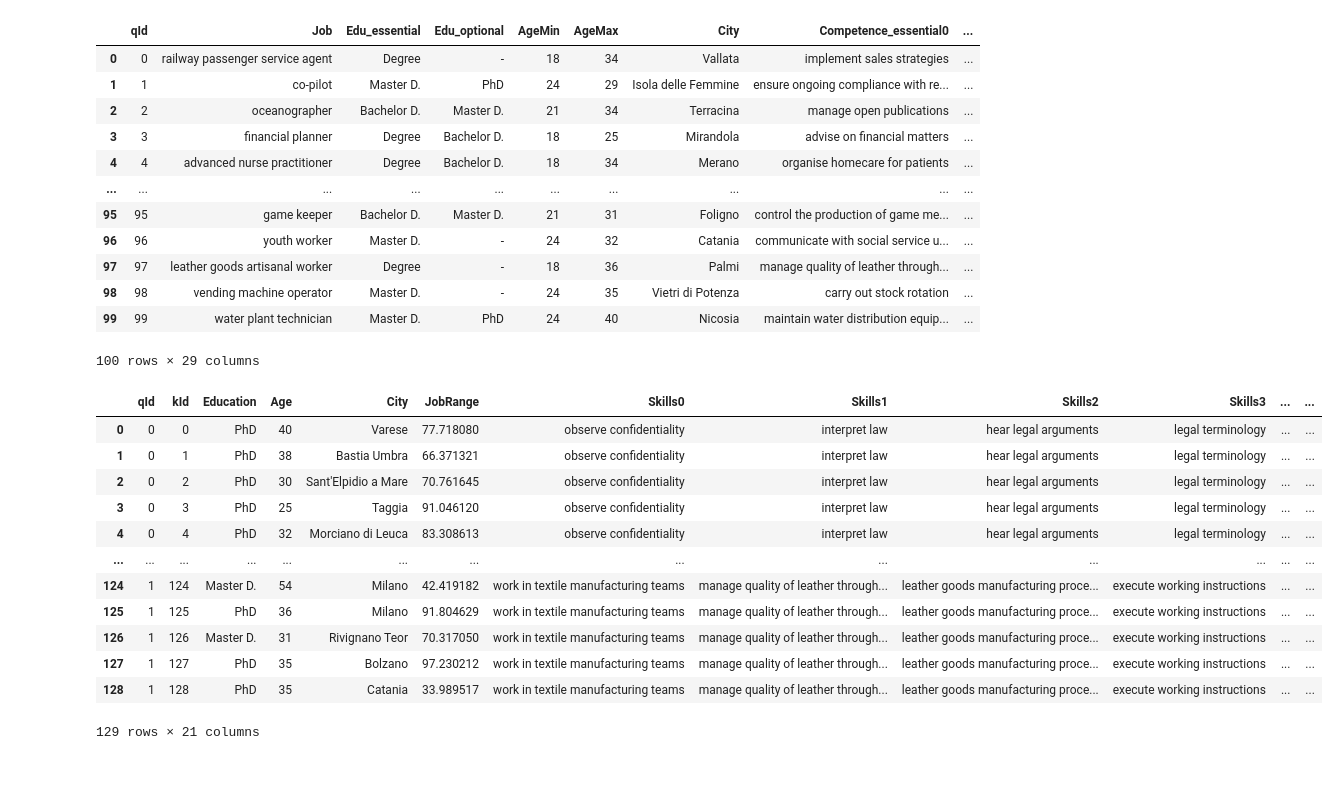
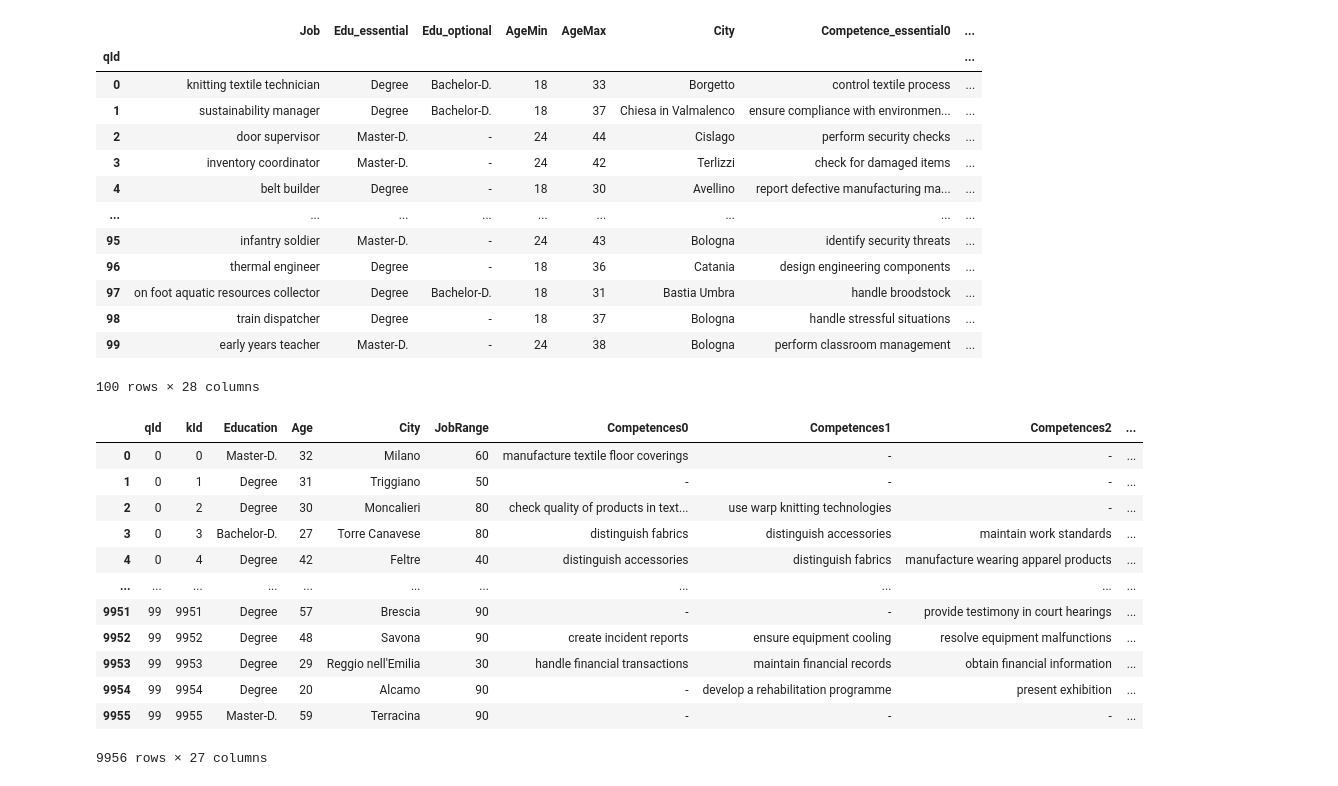
Before and after one commit to jacons/Interpretable-by-design-Human-Recommender, a Jupyter notebook: Generator/Generator.ipynb, the cells around one changed output. Drawn from its saved outputs; the diff is of its cells as text; code cells hidden in the pictures.

Commit message:
add more node information, added curricula generation

```diff
--- a/Generator/Generator.ipynb
+++ b/Generator/Generator.ipynb
@@ -4,7 +4,7 @@ from Generator.JobGenerator import JobGenerator
 %reload_ext autoreload
 %autoreload 2
 # %%
-gen = JobGenerator(**file_path)
+gen = JobGenerator(file_paths)
 
 # curricula = gen.get_curricula(**curriculum_par)
 # offers = gen.get_offers(**jobOffer_par)
@@ -13,32 +13,34 @@ job_offers = gen.get_offers(size=100)
 # %%
 job_offers
 # %% [output]
-|  | qId | Job | Edu_essential | Edu_optional | AgeMin | AgeMax | City | Competence_essential0 | ... |
-| 0 | 0 | railway passenger service agent | Degree | - | 18 | 34 | Vallata | implement sales strategies | ... |
-| 1 | 1 | co-pilot | Master D. | PhD | 24 | 29 | Isola delle Femmine | ensure ongoing compliance with re... | ... |
-| 2 | 2 | oceanographer | Bachelor D. | Master D. | 21 | 34 | Terracina | manage open publications | ... |
-| 3 | 3 | financial planner | Degree | Bachelor D. | 18 | 25 | Mirandola | advise on financial matters | ... |
-| 4 | 4 | advanced nurse practitioner | Degree | Bachelor D. | 18 | 34 | Merano | organise homecare for patients | ... |
-| ... | ... | ... | ... | ... | ... | ... | ... | ... | ... |
-| 95 | 95 | game keeper | Bachelor D. | Master D. | 21 | 31 | Foligno | control the production of game me... | ... |
-| 96 | 96 | youth worker | Master D. | - | 24 | 32 | Catania | communicate with social service u... | ... |
-| 97 | 97 | leather goods artisanal worker | Degree | - | 18 | 36 | Palmi | manage quality of leather through... | ... |
-| 98 | 98 | vending machine operator | Master D. | - | 24 | 35 | Vietri di Potenza | carry out stock rotation | ... |
-| 99 | 99 | water plant technician | Master D. | PhD | 24 | 40 | Nicosia | maintain water distribution equip... | ... |
+|  | Job | Edu_essential | Edu_optional | AgeMin | AgeMax | City | Competence_essential0 | ... |
+| qId |  |  |  |  |  |  |  | ... |
+| 0 | knitting textile technician | Degree | Bachelor-D. | 18 | 33 | Borgetto | control textile process | ... |
+| 1 | sustainability manager | Degree | Bachelor-D. | 18 | 37 | Chiesa in Valmalenco | ensure compliance with environmen... | ... |
+| 2 | door supervisor | Master-D. | - | 24 | 44 | Cislago | perform security checks | ... |
+| 3 | inventory coordinator | Master-D. | - | 24 | 42 | Terlizzi | check for damaged items | ... |
+| 4 | belt builder | Degree | - | 18 | 30 | Avellino | report defective manufacturing ma... | ... |
+| ... | ... | ... | ... | ... | ... | ... | ... | ... |
+| 95 | infantry soldier | Master-D. | - | 24 | 43 | Bologna | identify security threats | ... |
+| 96 | thermal engineer | Degree | - | 18 | 36 | Catania | design engineering components | ... |
+| 97 | on foot aquatic resources collector | Degree | Bachelor-D. | 18 | 31 | Bastia Umbra | handle broodstock | ... |
+| 98 | train dispatcher | Degree | - | 18 | 37 | Bologna | handle stressful situations | ... |
+| 99 | early years teacher | Master-D. | - | 24 | 38 | Bologna | perform classroom management | ... |
-100 rows × 29 columns
+100 rows × 28 columns
 # %%
-gen.generate_cvs(job_offers)
+curricula = gen.generate_cvs(job_offers,mu=100)
+curricula
 # %% [output]
-|  | qId | kId | Education | Age | City | JobRange | Skills0 | Skills1 | Skills2 | Skills3 | ... | ... |
-| 0 | 0 | 0 | PhD | 40 | Varese | 77.718080 | observe confidentiality | interpret law | hear legal arguments | legal terminology | ... | ... |
-| 1 | 0 | 1 | PhD | 38 | Bastia Umbra | 66.371321 | observe confidentiality | interpret law | hear legal arguments | legal terminology | ... | ... |
-| 2 | 0 | 2 | PhD | 30 | Sant'Elpidio a Mare | 70.761645 | observe confidentiality | interpret law | hear legal arguments | legal terminology | ... | ... |
-| 3 | 0 | 3 | PhD | 25 | Taggia | 91.046120 | observe confidentiality | interpret law | hear legal arguments | legal terminology | ... | ... |
-| 4 | 0 | 4 | PhD | 32 | Morciano di Leuca | 83.308613 | observe confidentiality | interpret law | hear legal arguments | legal terminology | ... | ... |
-| ... | ... | ... | ... | ... | ... | ... | ... | ... | ... | ... | ... | ... |
-| 124 | 1 | 124 | Master D. | 54 | Milano | 42.419182 | work in textile manufacturing teams | manage quality of leather through... | leather goods manufacturing proce... | execute working instructions | ... | ... |
-| 125 | 1 | 125 | PhD | 36 | Milano | 91.804629 | work in textile manufacturing teams | manage quality of leather through... | leather goods manufacturing proce... | execute working instructions | ... | ... |
-| 126 | 1 | 126 | Master D. | 31 | Rivignano Teor | 70.317050 | work in textile manufacturing teams | manage quality of leather through... | leather goods manufacturing proce... | execute working instructions | ... | ... |
-| 127 | 1 | 127 | PhD | 35 | Bolzano | 97.230212 | work in textile manufacturing teams | manage quality of leather through... | leather goods manufacturing proce... | execute working instructions | ... | ... |
-| 128 | 1 | 128 | PhD | 35 | Catania | 33.989517 | work in textile manufacturing teams | manage quality of leather through... | leather goods manufacturing proce... | execute working instructions | ... | ... |
+|  | qId | kId | Education | Age | City | JobRange | Competences0 | Competences1 | Competences2 | ... |
+| 0 | 0 | 0 | Master-D. | 32 | Milano | 60 | manufacture textile floor coverings | - | - | ... |
+| 1 | 0 | 1 | Degree | 31 | Triggiano | 50 | - | - | - | ... |
+| 2 | 0 | 2 | Degree | 30 | Moncalieri | 80 | check quality of products in text... | use warp knitting technologies | - | ... |
+| 3 | 0 | 3 | Bachelor-D. | 27 | Torre Canavese | 80 | distinguish fabrics | distinguish accessories | maintain work standards | ... |
+| 4 | 0 | 4 | Degree | 42 | Feltre | 40 | distinguish accessories | distinguish fabrics | manufacture wearing apparel products | ... |
+| ... | ... | ... | ... | ... | ... | ... | ... | ... | ... | ... |
+| 9951 | 99 | 9951 | Degree | 57 | Brescia | 90 | - | - | provide testimony in court hearings | ... |
+| 9952 | 99 | 9952 | Degree | 48 | Savona | 90 | create incident reports | ensure equipment cooling | resolve equipment malfunctions | ... |
+| 9953 | 99 | 9953 | Degree | 29 | Reggio nell'Emilia | 30 | handle financial transactions | maintain financial records | obtain financial information | ... |
+| 9954 | 99 | 9954 | Degree | 20 | Alcamo | 90 | - | develop a rehabilitation programme | present exhibition | ... |
+| 9955 | 99 | 9955 | Master-D. | 59 | Terracina | 90 | - | - | - | ... |
-129 rows × 21 columns
+9956 rows × 27 columns
```
Also changed, not shown: 15 other files.
